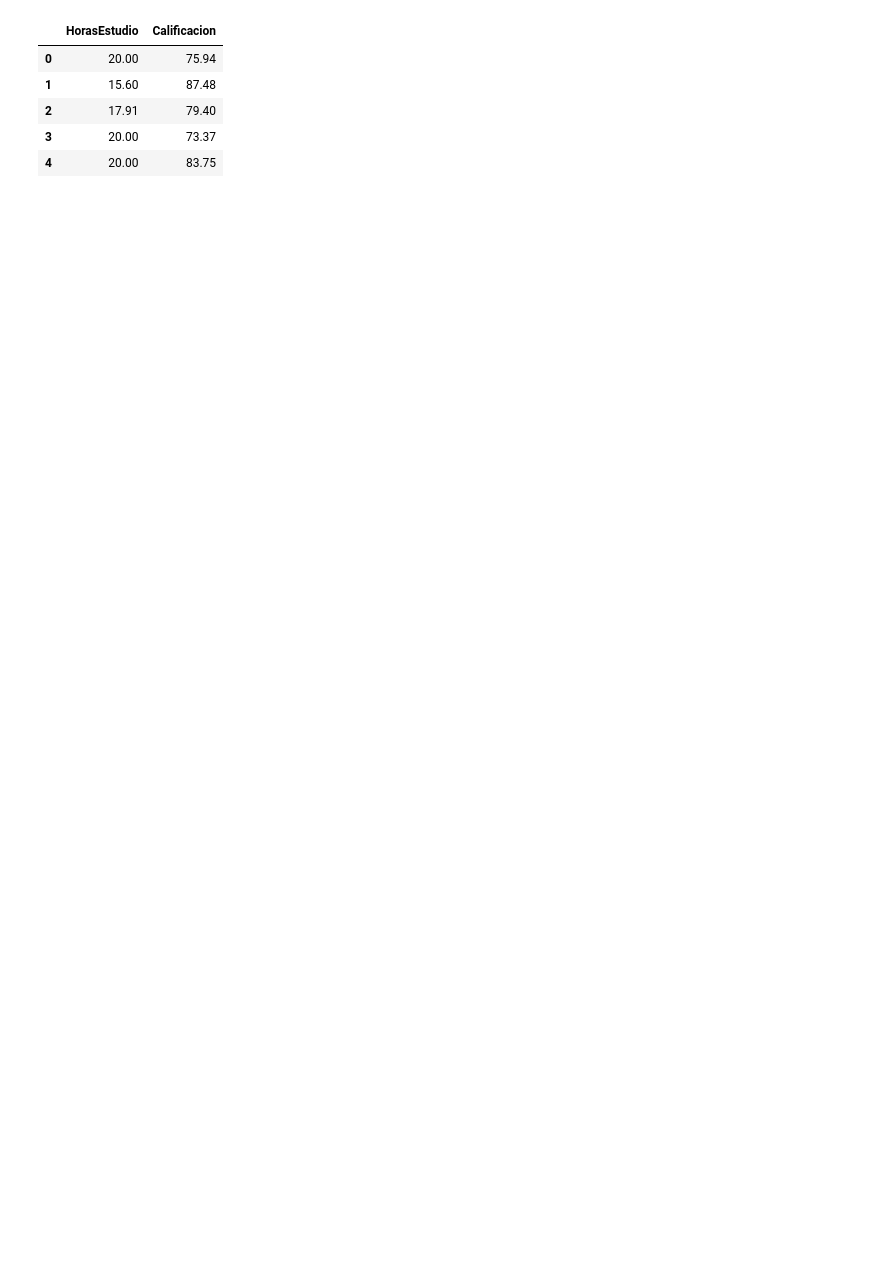
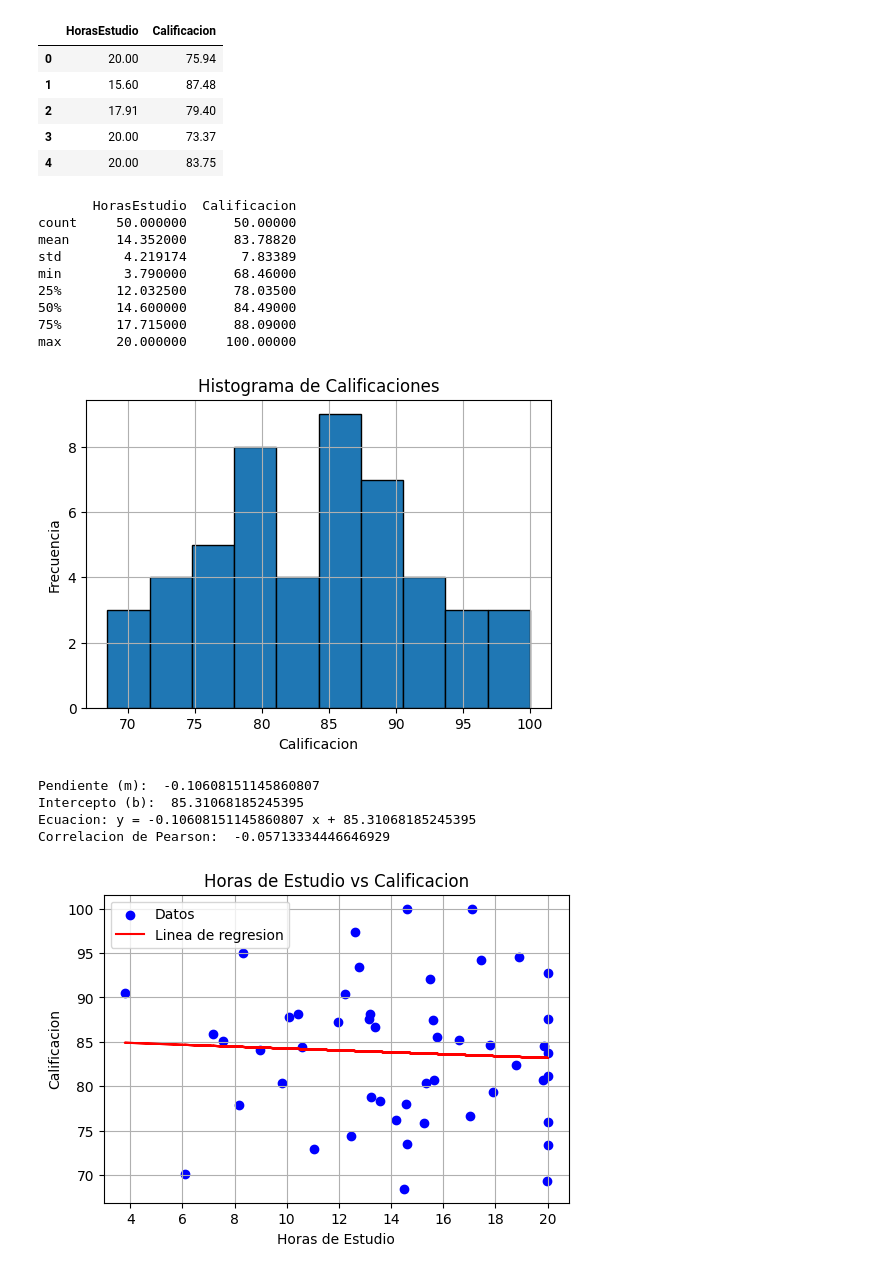
Before and after one commit to MiguelAngelSP29/Probabilidad-y-estad-stica-, a Jupyter notebook: Unidad 5/PRACTICAFINAL:Regresionlinealycorrelacion.ipynb, the cells around one changed output. Saved outputs shown, nothing was run; the diff lists cells and outputs as text; code cells hidden in the pictures; blank space fills up the shorter version.

```diff
--- a/Unidad 5/PRACTICAFINAL:Regresionlinealycorrelacion.ipynb
+++ b/Unidad 5/PRACTICAFINAL:Regresionlinealycorrelacion.ipynb
@@ -42,3 +44,58 @@ grupo1.head()
 | 2 | 17.91 | 79.40 |
 | 3 | 20.00 | 73.37 |
 | 4 | 20.00 | 83.75 |
+# %%
+#Descripcion estadistica
+print(grupo1.describe())
+
+#Histograma de calificaciones
+plt.figure(figsize=(6,4))
+plt.hist(grupo1['Calificacion'], bins=10, edgecolor='black')
+plt.title('Histograma de Calificaciones')
+plt.xlabel('Calificacion')
+plt.ylabel('Frecuencia')
+plt.grid(True)
+plt.show()
+
+#Datos de entrada
+horas = grupo1[['HorasEstudio']]
+calificacion = grupo1['Calificacion']
+
+modelo = LinearRegression()
+modelo.fit(horas, calificacion)
+
+#Pendiente y intercepto
+print("Pendiente (m): ", modelo.coef_[0])
+print("Intercepto (b): ", modelo.intercept_)
+print("Ecuacion: y =", modelo.coef_[0], "x +", modelo.intercept_)
+
+#Coeficiente de correlacion
+correlacion = grupo1['HorasEstudio'].corr(grupo1['Calificacion'])
+print("Correlacion de Pearson: ", correlacion)
+
+#Grafica de dispersion con la linea de regresion
+plt.figure(figsize=(6,4))
+plt.scatter(horas, calificacion, color='blue', label='Datos')
+plt.plot(horas, modelo.predict(horas), color='red', label='Linea de regresion')
+plt.title('Horas de Estudio vs Calificacion')
+plt.xlabel('Horas de Estudio')
+plt.ylabel('Calificacion')
+plt.legend()
+plt.grid(True)
+plt.show()
+# %% [output]
+       HorasEstudio  Calificacion
+count     50.000000      50.00000
+mean      14.352000      83.78820
+std        4.219174       7.83389
+min        3.790000      68.46000
+25%       12.032500      78.03500
+50%       14.600000      84.49000
+75%       17.715000      88.09000
+max       20.000000     100.00000
+[figure, added]
+Pendiente (m):  -0.10608151145860807
+Intercepto (b):  85.31068185245395
+Ecuacion: y = -0.10608151145860807 x + 85.31068185245395
+Correlacion de Pearson:  -0.05713334446646929
+[figure, added]
```
Also changed, not shown: parts of 10 cells of this notebook.
